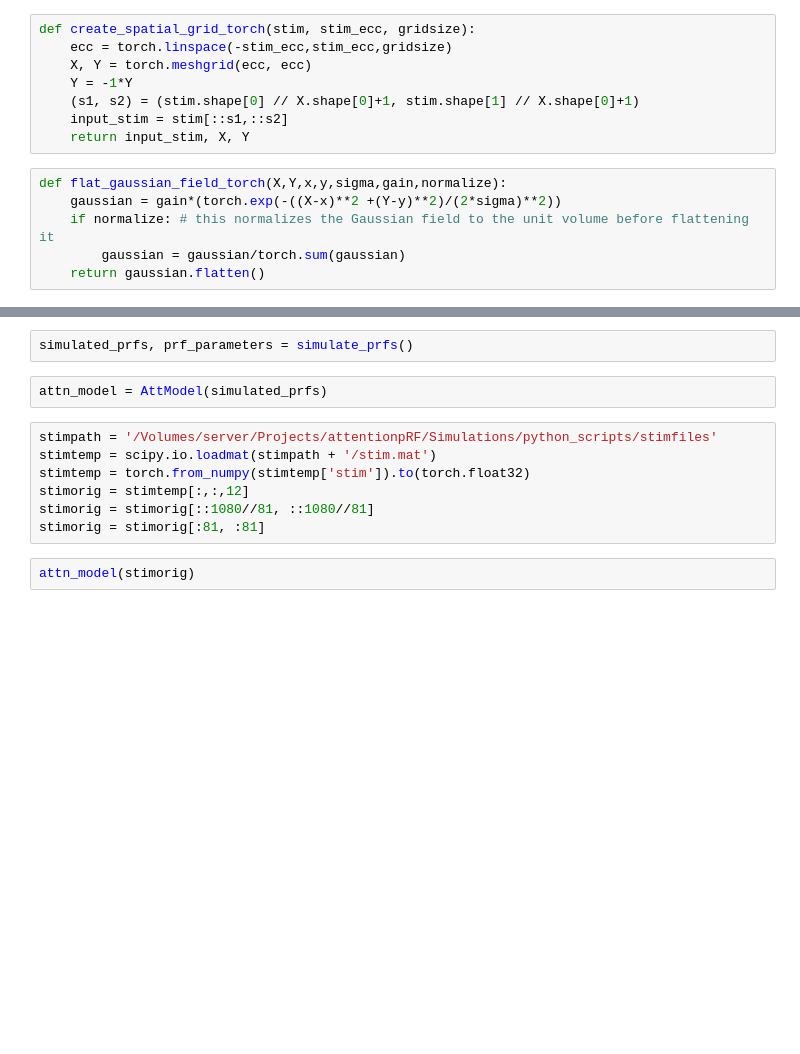
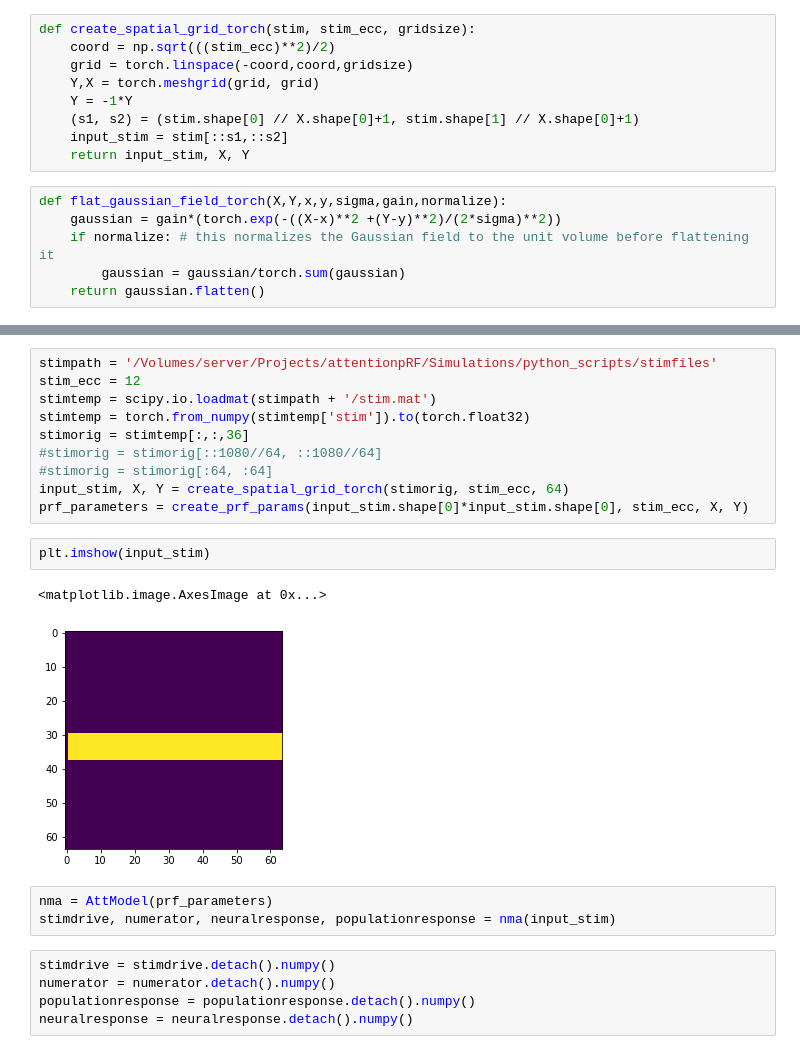
Before and after one commit to ekintuncok/Attention_pRF, a Jupyter notebook: python_scripts/scripts/modelfitting.ipynb, the cells around one changed output, grey strips where cells are left out. Cells and saved outputs as stored; diff of their text form; blank space fills up the shorter version.

```diff
--- a/python_scripts/scripts/modelfitting.ipynb
+++ b/python_scripts/scripts/modelfitting.ipynb
@@ -10,7 +8,8 @@ import torch
 # %%
 def create_spatial_grid_torch(stim, stim_ecc, gridsize):
-    ecc = torch.linspace(-stim_ecc,stim_ecc,gridsize)
-    X, Y = torch.meshgrid(ecc, ecc)
+    coord = np.sqrt(((stim_ecc)**2)/2)
+    grid = torch.linspace(-coord,coord,gridsize)
+    Y,X = torch.meshgrid(grid, grid)
     Y = -1*Y
     (s1, s2) = (stim.shape[0] // X.shape[0]+1, stim.shape[1] // X.shape[0]+1)
     input_stim = stim[::s1,::s2]
@@ -95,13 +102,23 @@ class AttModel(torch.nn.Module):
-# %%
-simulated_prfs, prf_parameters = simulate_prfs()
-# %%
-attn_model = AttModel(simulated_prfs)
 # %%
 stimpath = '/Volumes/server/Projects/attentionpRF/Simulations/python_scripts/stimfiles'
+stim_ecc = 12
 stimtemp = scipy.io.loadmat(stimpath + '/stim.mat')
 stimtemp = torch.from_numpy(stimtemp['stim']).to(torch.float32)
-stimorig = stimtemp[:,:,12]
-stimorig = stimorig[::1080//81, ::1080//81]
-stimorig = stimorig[:81, :81]
+stimorig = stimtemp[:,:,36]
+#stimorig = stimorig[::1080//64, ::1080//64]
+#stimorig = stimorig[:64, :64]
+input_stim, X, Y = create_spatial_grid_torch(stimorig, stim_ecc, 64)
+prf_parameters = create_prf_params(input_stim.shape[0]*input_stim.shape[0], stim_ecc, X, Y)
-# %%
-attn_model(stimorig)
+# %%
+plt.imshow(input_stim)
+# %% [output]
+<matplotlib.image.AxesImage at 0x...>
+[figure, added]
+# %%
+nma = AttModel(prf_parameters)
+stimdrive, numerator, neuralresponse, populationresponse = nma(input_stim)
+# %%
+stimdrive = stimdrive.detach().numpy()
+numerator = numerator.detach().numpy()
+populationresponse = populationresponse.detach().numpy()
+neuralresponse = neuralresponse.detach().numpy()
```
Also changed, not shown: parts of 10 cells of this notebook.
